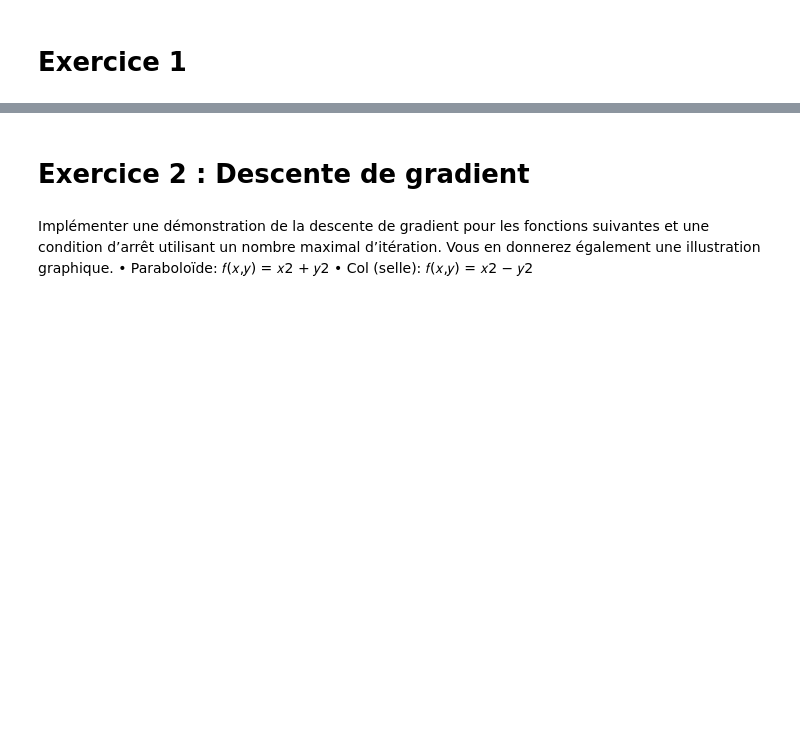
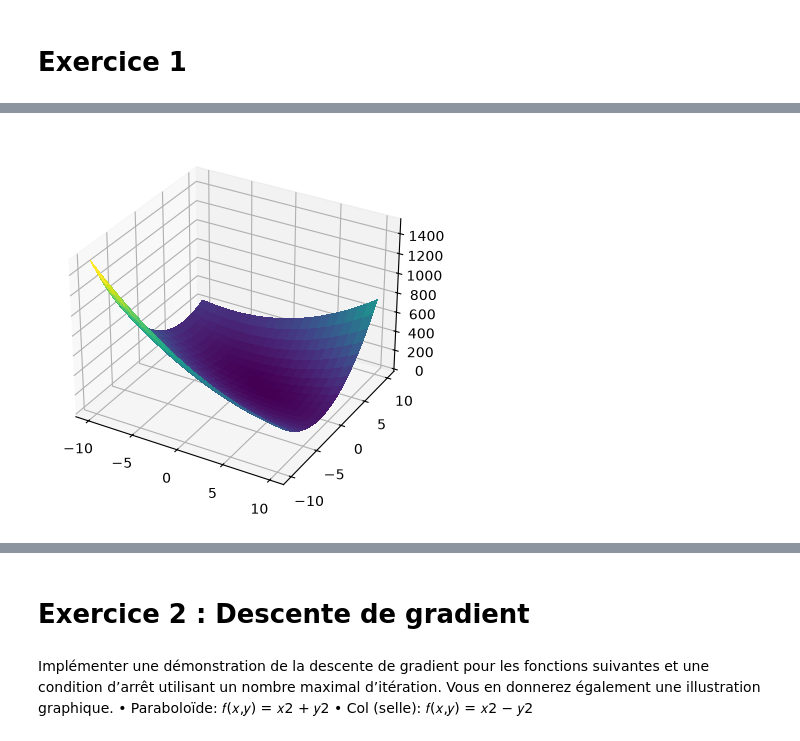
Before and after one commit to louiselgrd3/DM_Pezard, a Jupyter notebook: script/main notebook.ipynb, the cells around one changed output, grey strips where cells are left out. Drawn from its saved outputs; the diff is of its cells as text; code cells hidden in the pictures; blank space fills up the shorter version.

```diff
--- a/script/main notebook.ipynb
+++ b/script/main notebook.ipynb
@@ -2,0 +31,12 @@
+# %%
+x = np.array([-10, -9, -8, -7, -6, -5, -4, -3, -2, -1, 0, 1, 2, 3, 4, 5, 6, 7, 8, 9, 10])
+y = np.array([-10, -9, -8, -7, -6, -5, -4, -3, -2, -1, 0, 1, 2, 3, 4, 5, 6, 7, 8, 9, 10])
+
+X, Y = np.meshgrid(x, y)
+
+print(X)
+print(Y)
+
+f = (X-1)**2 + (Y)**2 + (6-X-2*Y)**2
+
+print(f)
@@ -2,0 +61,7 @@
+# %%
+figure = plt.figure()
+ax = figure.add_subplot(111, projection='3d')
+surface = ax.plot_surface(X, Y, f, cmap=cm.viridis, linewidth=0, antialiased=False)
+plt.show()
+# %% [output]
+[figure, added]
```
Also changed, not shown: parts of 50 cells of this notebook.
